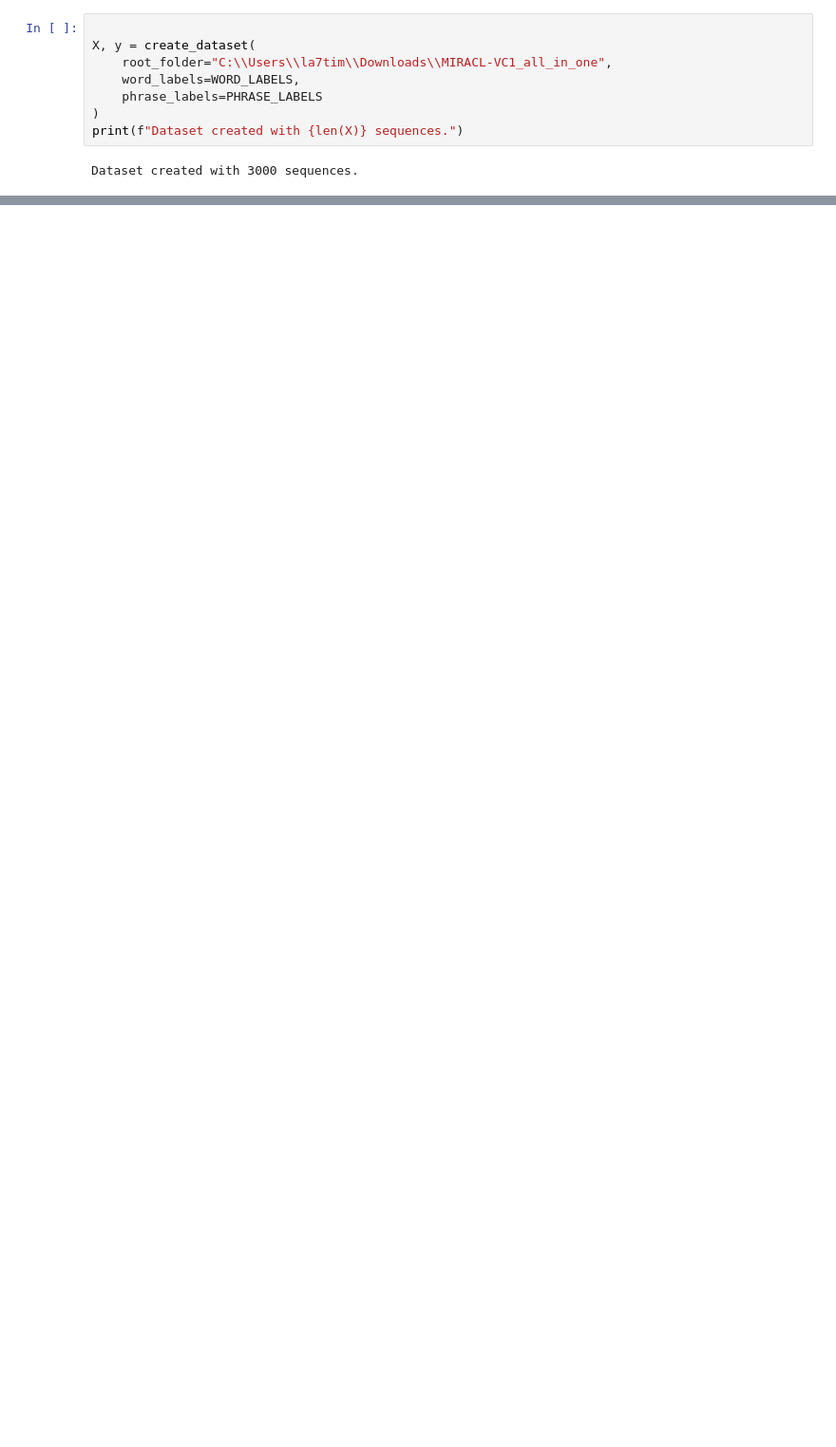
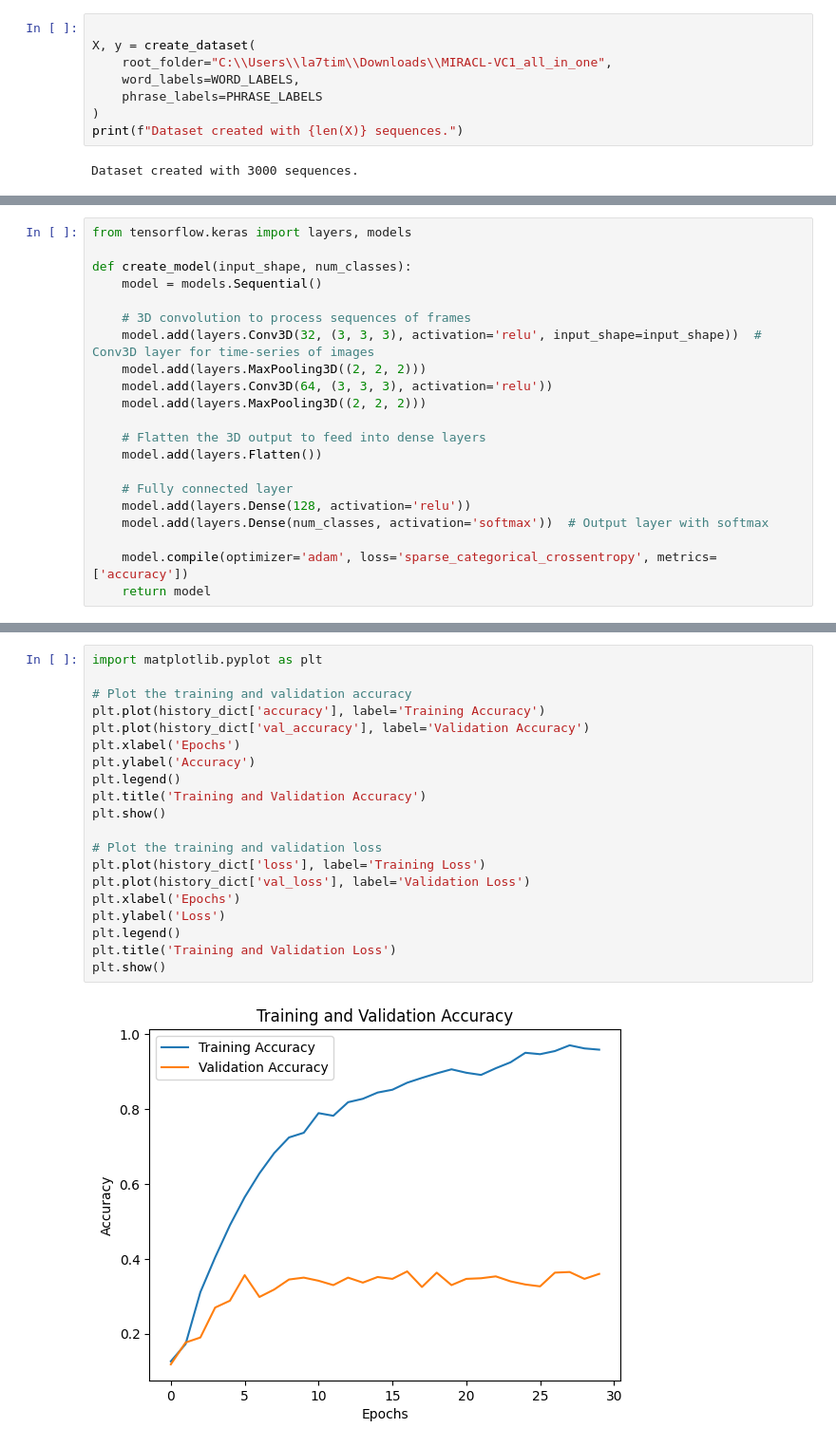
Before and after one commit to hatrigui/LipReading, a Jupyter notebook: LipReading.ipynb, the cells around one changed output, grey strips where cells are left out. Shown at 95% size. Saved outputs shown, nothing was run; the diff lists cells and outputs as text; blank space fills up the shorter version.

```diff
--- a/LipReading.ipynb
+++ b/LipReading.ipynb
@@ -238,0 +293,21 @@ plt.show()
+# %%
+from tensorflow.keras import layers, models
+
+def create_model(input_shape, num_classes):
+    model = models.Sequential()
+
+    # 3D convolution to process sequences of frames
+    model.add(layers.Conv3D(32, (3, 3, 3), activation='relu', input_shape=input_shape))  # Conv3D layer for time-series of images
+    model.add(layers.MaxPooling3D((2, 2, 2)))
+    model.add(layers.Conv3D(64, (3, 3, 3), activation='relu'))
+    model.add(layers.MaxPooling3D((2, 2, 2)))
+
+    # Flatten the 3D output to feed into dense layers
+    model.add(layers.Flatten())
+
+    # Fully connected layer
+    model.add(layers.Dense(128, activation='relu'))
+    model.add(layers.Dense(num_classes, activation='softmax'))  # Output layer with softmax
+
+    model.compile(optimizer='adam', loss='sparse_categorical_crossentropy', metrics=['accuracy'])
+    return model
@@ -238,0 +372,22 @@ plt.show()
+# %%
+import matplotlib.pyplot as plt
+
+# Plot the training and validation accuracy
+plt.plot(history_dict['accuracy'], label='Training Accuracy')
+plt.plot(history_dict['val_accuracy'], label='Validation Accuracy')
+plt.xlabel('Epochs')
+plt.ylabel('Accuracy')
+plt.legend()
+plt.title('Training and Validation Accuracy')
+plt.show()
+
+# Plot the training and validation loss
+plt.plot(history_dict['loss'], label='Training Loss')
+plt.plot(history_dict['val_loss'], label='Validation Loss')
+plt.xlabel('Epochs')
+plt.ylabel('Loss')
+plt.legend()
+plt.title('Training and Validation Loss')
+plt.show()
+# %% [output]
+[figure, added]
```
Also changed, not shown: parts of 11 cells of this notebook.
